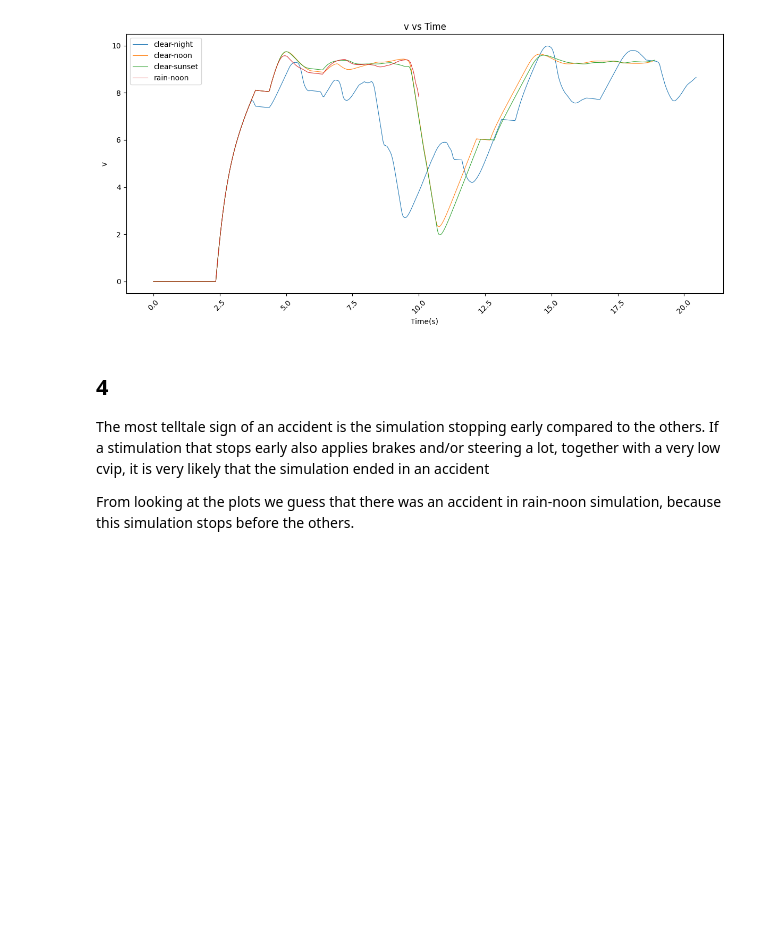
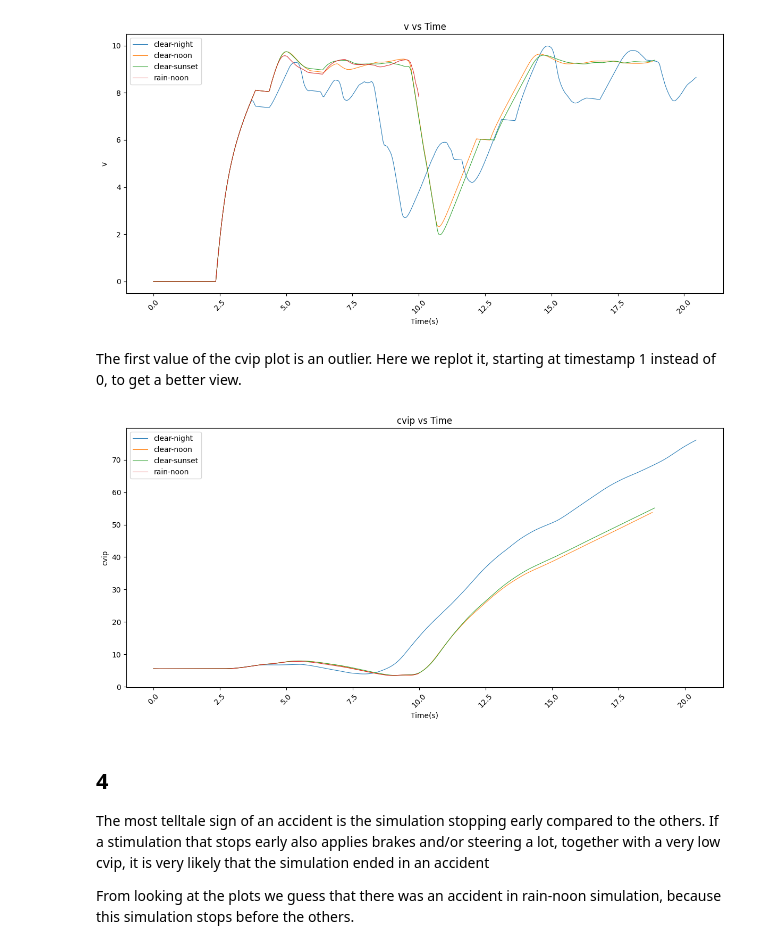
Before and after one commit to kvasu2/ece471mp1, a Jupyter notebook: project.ipynb, the cells around one changed output. Drawn from its saved outputs; the diff is of its cells as text; code cells hidden in the pictures; blank space fills up the shorter version.

```diff
--- a/project.ipynb
+++ b/project.ipynb
@@ -109,21 +113,21 @@ In [0.62,0.342] the first number is the mean and the standard deviation
 # %% [markdown]
 ## 3 Plot
 # %%
-import matplotlib.pyplot as plt
-
-items_to_plot = [("ctl","throttle"), ("ctl","steer"), ("ctl","brake"),("cvip","cvip"), ("traj","x"), ("traj","y"), ("traj","v")]
-
+# Excluding the haze weather conditions
 no_haze = ["clear-night", "clear-noon", "clear-sunset", "rain-noon"]
 
-for item in items_to_plot:
-    plt.figure(figsize=(12, 6))
+# For a given stat, plot all the weather conditions in one plot
+for stat in stats:
+    plt.figure(figsize = (12, 6))
     for weather in no_haze:
-        plt.plot((dataset[weather][item[0]]["ts"]-dataset[weather][item[0]]["ts"].iloc[0])/40
-                 , dataset[weather][item[0]][item[1]], label=weather, linewidth=0.75)
-
-    plt.title(item[1]+" vs Time")
+        for label in labelset:
+            y = dataset[weather][label].get(stat)
+            if y is not None:
+                    plt.plot((dataset[weather][label]["ts"]-dataset[weather][label]["ts"].iloc[0])/40 # Time starts at 0
+                    , y, label=weather, linewidth=0.75)
+    plt.title(stat + " vs Time")
     plt.xlabel("Time(s)")
-    plt.ylabel(item[1])
+    plt.ylabel(stat)
     plt.xticks(rotation=45)
     plt.legend()
     plt.tight_layout()
@@ -136,6 +140,26 @@ for item in items_to_plot:
 [figure]
 [figure]
 [figure]
+# %% [markdown]
+The first value of the cvip plot is an outlier. Here we replot it, starting at timestamp 1 instead of 0, to get a better view.
+# %%
+for stat in ["cvip"]:
+    plt.figure(figsize = (12, 6))
+    for weather in no_haze:
+        for label in labelset:
+            y = dataset[weather][label].get(stat)
+            if y is not None:
+                    plt.plot((dataset[weather][label]["ts"][1:]-dataset[weather][label]["ts"].iloc[1])/40
+                    , y[1:], label=weather, linewidth=0.75)
+    plt.title(stat + " vs Time")
+    plt.xlabel("Time(s)")
+    plt.ylabel(stat)
+    plt.xticks(rotation=45)
+    plt.legend()
+    plt.tight_layout()
+    plt.show()
+# %% [output]
+[figure, added]
 # %% [markdown]
 ## 4
 
```
Also changed, not shown: parts of 4 cells of this notebook.
